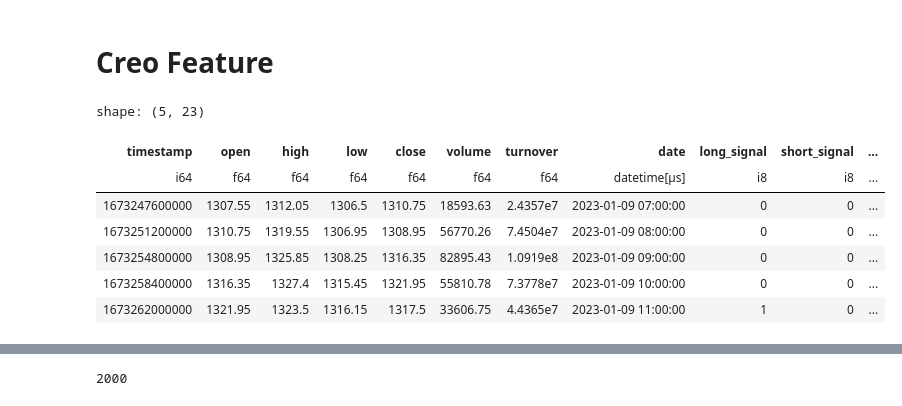
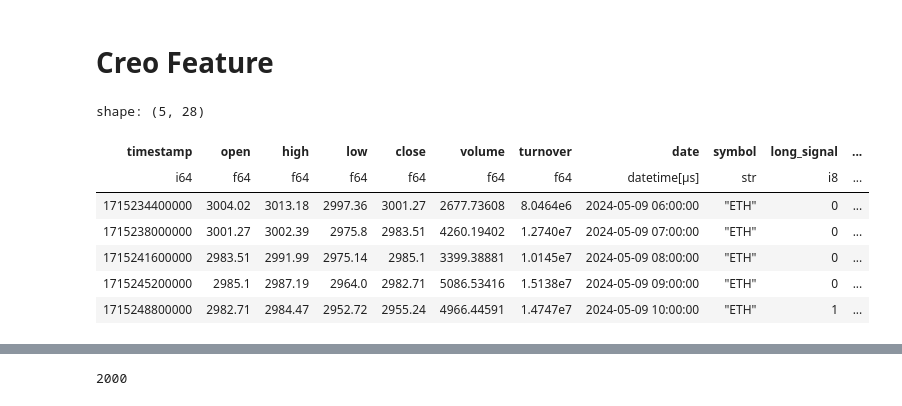
Before and after one commit to manuorlandi/FinancialPython, a Jupyter notebook: BYBIT.ipynb, the cells around one changed output, grey strips where cells are left out. Cells and saved outputs as stored; diff of their text form; code cells hidden in the pictures.

```diff
--- a/BYBIT.ipynb
+++ b/BYBIT.ipynb
@@ -214,13 +270,13 @@ print(tickers)
 # %%
 start = int(dt.datetime(2024, 5, 1).timestamp()* 1000)
 interval = 60
-symbols_list = ["ETHUSDT", "BTCUSDT"]
+symbols_list = ["ETHUSDT" ] # , "BTCUSDT"]
 
 df_orig = pl.DataFrame()
 for symbol in symbols_list:
     print(f"Collecting data for {symbol}")
     tmp_df = get_data_from(
-        category='linear',
+        category='spot',
         symbol=symbol,
         start=start,
         end=None,
@@ -232,7 +288,7 @@ for symbol in symbols_list:
 
     df_orig = df_orig.vstack(tmp_df)
 
-df_orig.head()
+df_orig.tail()
 # %% [output]
 Collecting data for ETHUSDT
 Collecting data starting 2024-05-09 07:00:00
@@ -309,10 +348,8 @@ processed_dfs = []
 for symbol in df["symbol"].unique():
     # Filter the dataframe for the current symbol
     tmp_df = df.filter(pl.col("symbol") == symbol)
-
     # Apply scale_features to the filtered dataframe
-    tmp_df = scale_features(tmp_df, ["close"])
-
+    tmp_df = scale_features(tmp_df, ["close", "volume", "turnover"])
     # Append the processed dataframe to the list
     processed_dfs.append(tmp_df)
 
@@ -336,6 +372,0 @@ shape: (5, 13)
-# %%
-for symbol in df["symbol"].unique():
-    tmp_df = scale_features(df.filter(pl.col("symbol")==symbol), ["close"])
-    df_orig = df_orig.vstack(tmp_df)
-    df = df.drop_nulls()
-    df.head()
@@ -357,31 +399,31 @@ True
 # %%
 def extract_date_features(df, date_col):
     df = df.with_columns(
         pl.col(date_col).dt.weekday().alias("dow"),
         pl.col(date_col).dt.month().alias("month"),
         pl.col(date_col).dt.hour().alias("hour"),
     )
 
     return df
 
 moving_averages_list = [13, 50, 100, 200]
-on_cols = ["close_z_score","close"]
+on_cols = ["close_pct_change","close"]
 
 for window in moving_averages_list:
     for col in on_cols:
         df = df.with_columns(
             (pl.col(col).rolling_mean(window_size=window)).alias(f"SMA_{col}_{window}"),
         )
 
 df = df.drop_nulls()
 df = extract_date_features(df, "date")
 df.head(5)
 # %% [output]
-shape: (5, 23)
+shape: (5, 28)
-| timestamp | open | high | low | close | volume | turnover | date | long_signal | short_signal | ... |
-| i64 | f64 | f64 | f64 | f64 | f64 | f64 | datetime[μs] | i8 | i8 | ... |
-| 1673247600000 | 1307.55 | 1312.05 | 1306.5 | 1310.75 | 18593.63 | 2.4357e7 | 2023-01-09 07:00:00 | 0 | 0 | ... |
-| 1673251200000 | 1310.75 | 1319.55 | 1306.95 | 1308.95 | 56770.26 | 7.4504e7 | 2023-01-09 08:00:00 | 0 | 0 | ... |
-| 1673254800000 | 1308.95 | 1325.85 | 1308.25 | 1316.35 | 82895.43 | 1.0919e8 | 2023-01-09 09:00:00 | 0 | 0 | ... |
-| 1673258400000 | 1316.35 | 1327.4 | 1315.45 | 1321.95 | 55810.78 | 7.3778e7 | 2023-01-09 10:00:00 | 0 | 0 | ... |
-| 1673262000000 | 1321.95 | 1323.5 | 1316.15 | 1317.5 | 33606.75 | 4.4365e7 | 2023-01-09 11:00:00 | 1 | 0 | ... |
+| timestamp | open | high | low | close | volume | turnover | date | symbol | long_signal | ... |
+| i64 | f64 | f64 | f64 | f64 | f64 | f64 | datetime[μs] | str | i8 | ... |
+| 1715234400000 | 3004.02 | 3013.18 | 2997.36 | 3001.27 | 2677.73608 | 8.0464e6 | 2024-05-09 06:00:00 | "ETH" | 0 | ... |
+| 1715238000000 | 3001.27 | 3002.39 | 2975.8 | 2983.51 | 4260.19402 | 1.2740e7 | 2024-05-09 07:00:00 | "ETH" | 0 | ... |
+| 1715241600000 | 2983.51 | 2991.99 | 2975.14 | 2985.1 | 3399.38881 | 1.0145e7 | 2024-05-09 08:00:00 | "ETH" | 0 | ... |
+| 1715245200000 | 2985.1 | 2987.19 | 2964.0 | 2982.71 | 5086.53416 | 1.5138e7 | 2024-05-09 09:00:00 | "ETH" | 0 | ... |
+| 1715248800000 | 2982.71 | 2984.47 | 2952.72 | 2955.24 | 4966.44591 | 1.4747e7 | 2024-05-09 10:00:00 | "ETH" | 1 | ... |
```
Also changed, not shown: parts of 26 cells of this notebook, 2 other files.
